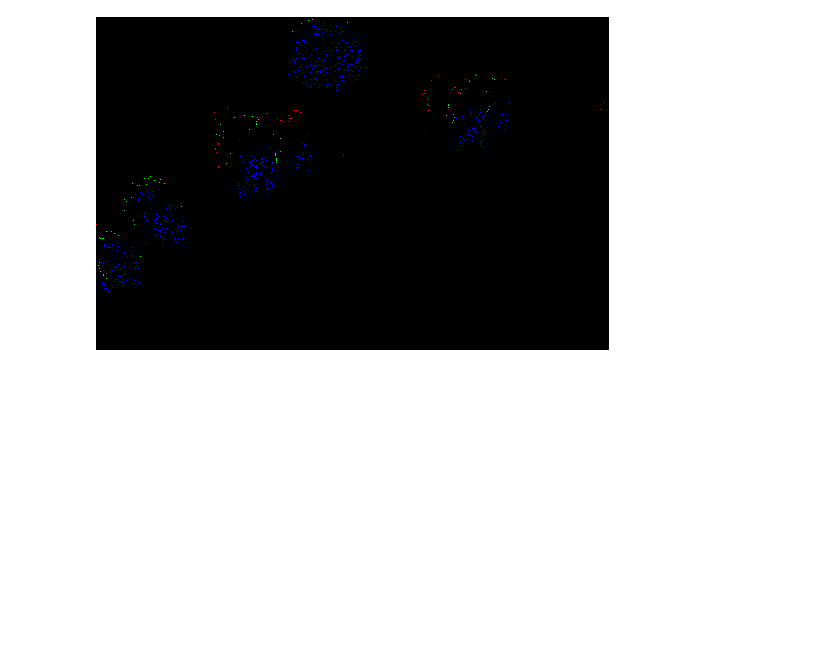
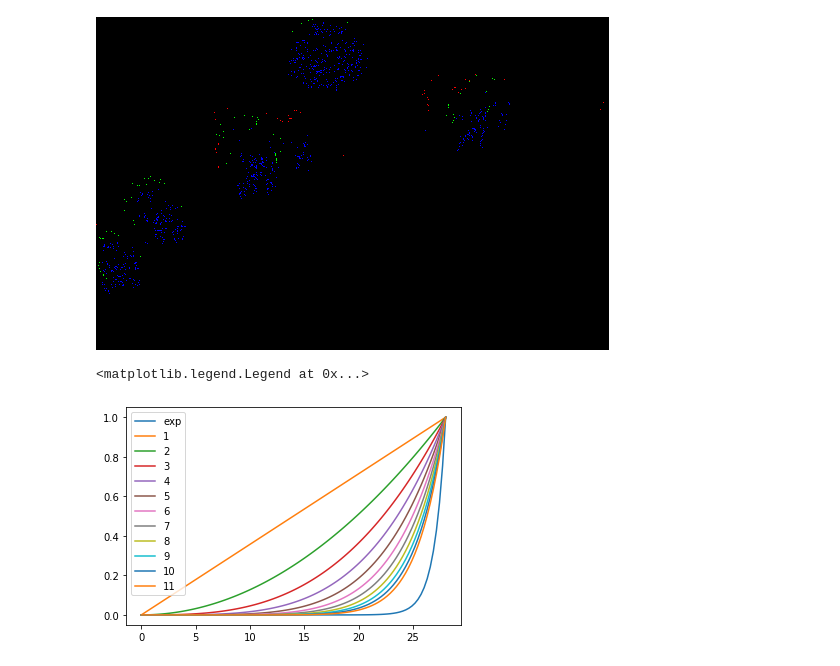
Before and after one commit to BenLand100/srbot, a Jupyter notebook: Prototyping.ipynb, the cells around one changed output. Saved outputs shown, nothing was run; the diff lists cells and outputs as text; code cells hidden in the pictures; blank space fills up the shorter version.

```diff
--- a/Prototyping.ipynb
+++ b/Prototyping.ipynb
@@ -778,3 +778,12 @@ highlight[trees[:,1],trees[:,0]] = [0,255,0]
 Image.fromarray(highlight)
 # %% [output]
 [figure]
+# %%
+vals = np.linspace(0,28,100)
+disp = lambda fn,lbl: plt.plot(vals,fn(vals)/fn(28),label=lbl)
+disp(np.exp,'exp')
+[disp(lambda x: x**p,str(p)) for p in range(1,12)]
+plt.legend()
+# %% [output]
+<matplotlib.legend.Legend at 0x...>
+[figure, added]
```
Also changed, not shown: 3 other files.
